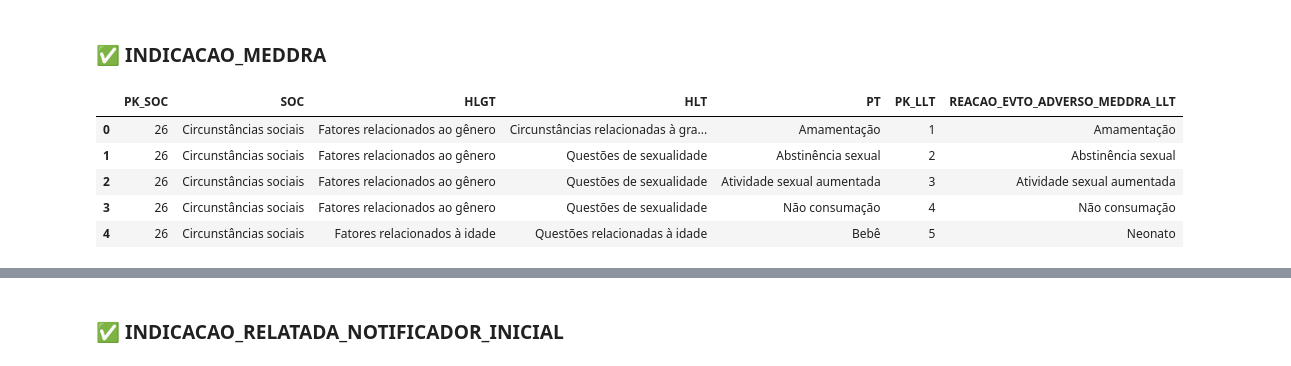
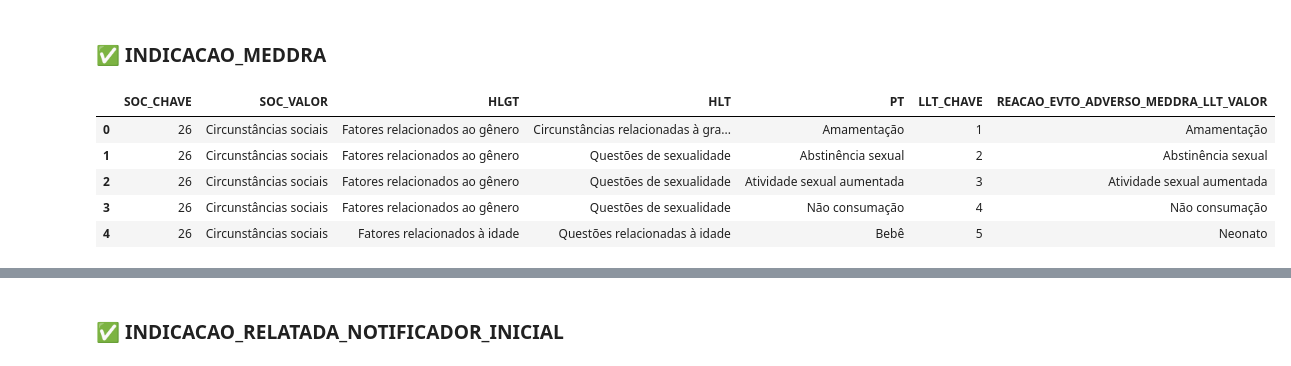
Before and after one commit to mlab-inf-ufrgs/vigimed, a Jupyter notebook: src/medicamentos/elt_fat_medicamentos_new.ipynb, the cells around one changed output, grey strips where cells are left out. Saved outputs shown, nothing was run; the diff lists cells and outputs as text; code cells hidden in the pictures.

```diff
--- a/src/medicamentos/elt_fat_medicamentos_new.ipynb
+++ b/src/medicamentos/elt_fat_medicamentos_new.ipynb
@@ -542,11 +585,10 @@ Name: count, dtype: Int64
 ### ✅ INDICACAO_MEDDRA
 # %%
 dim_soc_llt = pd.read_parquet(Path(project_root) / "data/03_gold/dim_soc_llt/dim_soc_llt.parquet")
-dim_soc_llt["PK_LLT"] = dim_soc_llt["PK_LLT"].astype(int)
-dim_soc_llt[['PK_LLT','REACAO_EVTO_ADVERSO_MEDDRA_LLT']]
+dim_soc_llt["LLT_CHAVE"] = dim_soc_llt["LLT_CHAVE"].astype(int)
 dim_soc_llt.head()
 # %% [output]
-|  | PK_SOC | SOC | HLGT | HLT | PT | PK_LLT | REACAO_EVTO_ADVERSO_MEDDRA_LLT |
+|  | SOC_CHAVE | SOC_VALOR | HLGT | HLT | PT | LLT_CHAVE | REACAO_EVTO_ADVERSO_MEDDRA_LLT_VALOR |
 | 0 | 26 | Circunstâncias sociais | Fatores relacionados ao gênero | Circunstâncias relacionadas à gra... | Amamentação | 1 | Amamentação |
 | 1 | 26 | Circunstâncias sociais | Fatores relacionados ao gênero | Questões de sexualidade | Abstinência sexual | 2 | Abstinência sexual |
 | 2 | 26 | Circunstâncias sociais | Fatores relacionados ao gênero | Questões de sexualidade | Atividade sexual aumentada | 3 | Atividade sexual aumentada |
```
Also changed, not shown: parts of 48 cells of this notebook, 23 other files.
